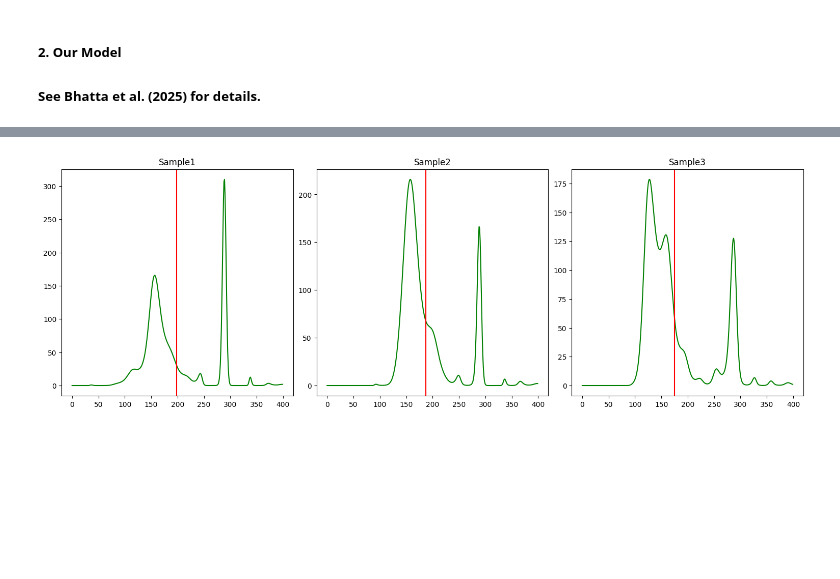
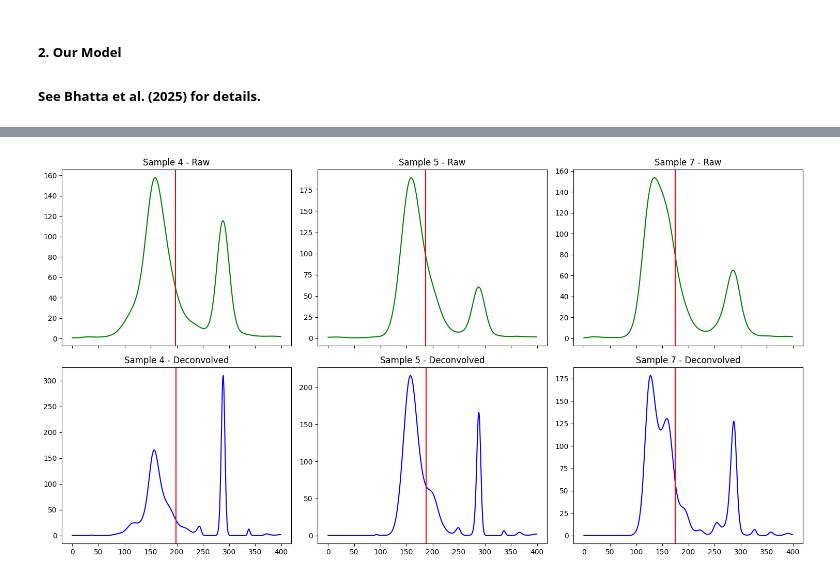
Before and after one commit to Bhatta6190/Waveform-LiDAR-Analysis, a Jupyter notebook: Novel-LAI-estimation/Analysis_file.ipynb, the cells around one changed output, grey strips where cells are left out. Saved outputs shown, nothing was run; the diff lists cells and outputs as text; code cells hidden in the pictures; blank space fills up the shorter version.

```diff
--- a/Novel-LAI-estimation/Analysis_file.ipynb
+++ b/Novel-LAI-estimation/Analysis_file.ipynb
@@ -1004,31 +1012,26 @@ RWE = np.array(RWE)
-# %%
-## Plot sample centroids
-
-# Create a figure with 1 row and 3 columns
-plot_indices = [4,5,7]
-fig, axes = plt.subplots(1, 3, figsize=(15, 5), constrained_layout=True)  # figsize adjusts overall size
-
-# Sample1
-axes[0].plot(waveforms[plot_indices[0]], color='g')
-axes[0].axvline(centroids[plot_indices[0]], color='r')
-axes[0].set_title('Sample1')
-# axes[0].set_xlim(400, 900)
-
-# Sample2
-axes[1].plot(waveforms[plot_indices[1]], color='g')
-axes[1].axvline(centroids[plot_indices[1]], color='r')
-axes[1].set_title('Sample2')
-# axes[1].set_xlim(400, 900)
-
-# Sample3
-axes[2].plot(waveforms[plot_indices[2]], color='g')
-axes[2].axvline(centroids[plot_indices[2]], color='r')
-axes[2].set_title('Sample3')
-# axes[2].set_xlim(400, 900)
-
-plt.show()
-# %% [output]
-[figure, removed]
+# %%
+## Plot sample centroids
+
+plot_indices = [4, 5, 7]
+fig, axes = plt.subplots(2, 3, figsize=(15, 8), sharex=True)
+
+for i, idx in enumerate(plot_indices):
+    # Raw samples (Top Row)
+    axes[0, i].plot(final_raw_waveforms[idx], color='g')
+    if centroids_raw[idx] is not None:
+        axes[0, i].axvline(centroids_raw[idx], color='r')
+    axes[0, i].set_title(f'Sample {idx} - Raw')
+
+    # Deconvolved samples (Bottom Row)
+    axes[1, i].plot(final_decon_waveforms[idx], color='b')
+    if centroids_decon[idx] is not None:
+        axes[1, i].axvline(centroids_decon[idx], color='r')
+    axes[1, i].set_title(f'Sample {idx} - Deconvolved')
+
+plt.tight_layout()
+plt.show()
+# %% [output]
+[figure, added]
 # %%
 ## K. Calculate Gini coefficient metric
 
```
Also changed, not shown: parts of 18 cells of this notebook.
